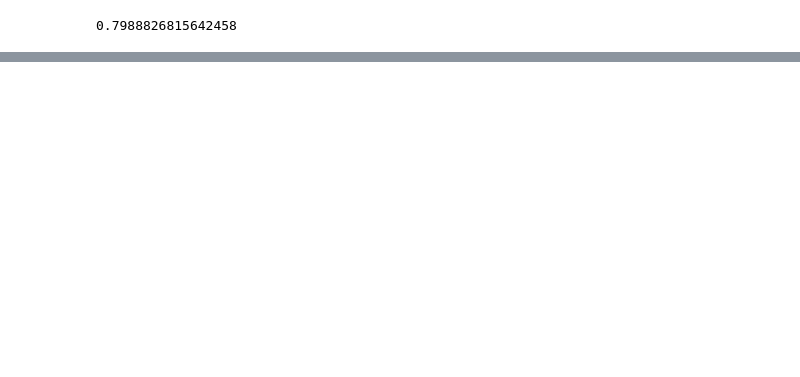
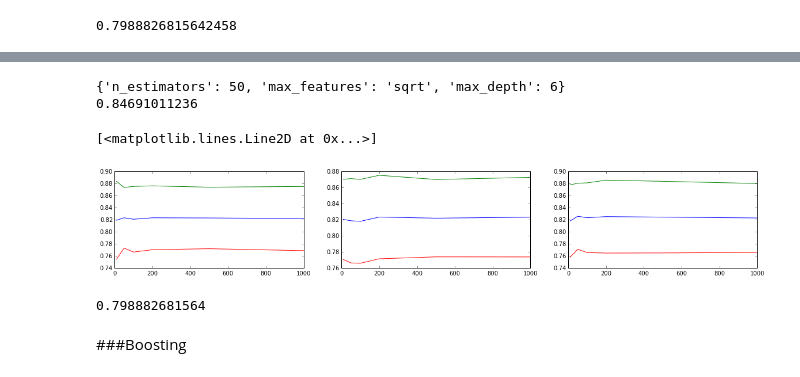
Before and after one commit to mrbazzik/ML-tasks, a Jupyter notebook: Titanic/scripts/Titanic.ipynb, the cells around one changed output, grey strips where cells are left out. Saved outputs shown, nothing was run; the diff lists cells and outputs as text; code cells hidden in the pictures; blank space fills up the shorter version.

```diff
--- a/Titanic/scripts/Titanic.ipynb
+++ b/Titanic/scripts/Titanic.ipynb
@@ -171,7 +174,7 @@ def prepareData(df, seed):
 ##
     ##y = df.Survived
 ##
-    df = df.drop(['Cabin', 'Embarked', 'Name', 'Ticket', 'CabinLetter', 'Title', 'Surname','PassengerId'],1)
+    df = df.drop(['Cabin', 'Embarked', 'Name', 'Ticket', 'CabinLetter', 'Title', 'Surname'],1)
 ##
 ##    have_null = sp.sum(pd.isnull(df))
 ##    df = df.drop(have_null[have_null>0].index.tolist(),1)
@@ -223,7 +227,7 @@ df_full = df_full.drop('index',1)
 df_full = prepareData(df_full, seeed)
 d_train = df_full.loc[df_full.Survived.notnull(),:]
 
-x_train = d_train.drop('Survived',1)
+x_train = d_train.drop(['Survived','PassengerId'],1)
 y_train = d_train.Survived
 
 x_train, x_test, y_train, y_test = train_test_split(x_train, y_train, test_size=0.2, random_state=seeed)
@@ -324,0 +387,48 @@ gs.score(x_test,y_test)
+# %%
+print(gs.best_params_)
+print(gs.best_score_)
+# %% [output]
+{'n_estimators': 50, 'max_features': 'sqrt', 'max_depth': 6}
+0.84691011236
+# %%
+n_est=[]
+max_f=[]
+errors = []
+stds=[]
+for el in gs.grid_scores_:
+    n_est.append(el.parameters['n_estimators'])
+    max_f.append(el.parameters['max_features'])
+    errors.append(el.mean_validation_score)
+    stds.append(std(el.cv_validation_scores))
+errdf = pd.DataFrame({"n_est":n_est, "max_f": max_f, "error": errors, "stds": stds})
+errdf.to_csv("rf_cls_err.csv")
+# %%
+
+figure(figsize=(20, 3), dpi=80)
+subplot(1,3,1)
+err1 = errdf.loc[errdf.max_f=='sqrt',:]
+err1 = pd.pivot_table(data=err1, values=['error','stds'], index='n_est', aggfunc='mean')
+plot(err1.index, err1.error)
+plot(err1.index, err1.error+2*err1.stds)
+plot(err1.index, err1.error-2*err1.stds)
+subplot(1,3,2)
+err1 = errdf.loc[errdf.max_f=='log2',:]
+err1 = pd.pivot_table(data=err1, values=['error','stds'], index='n_est', aggfunc='mean')
+plot(err1.index, err1.error)
+plot(err1.index, err1.error+2*err1.stds)
+plot(err1.index, err1.error-2*err1.stds)
+subplot(1,3,3)
+err1 = errdf.loc[~errdf.max_f.isin(['sqrt','log2']),:]
+err1 = pd.pivot_table(data=err1, values=['error','stds'], index='n_est', aggfunc='mean')
+plot(err1.index, err1.error)
+plot(err1.index, err1.error+2*err1.stds)
+plot(err1.index, err1.error-2*err1.stds)
+# %% [output]
+[<matplotlib.lines.Line2D at 0x...>]
+[figure, added]
+# %%
+print(gs.score(x_test,y_test))
+# %% [output]
+0.798882681564
+# %% [markdown]
+###Boosting
```
Also changed, not shown: parts of 25 cells of this notebook, 2 other files.
